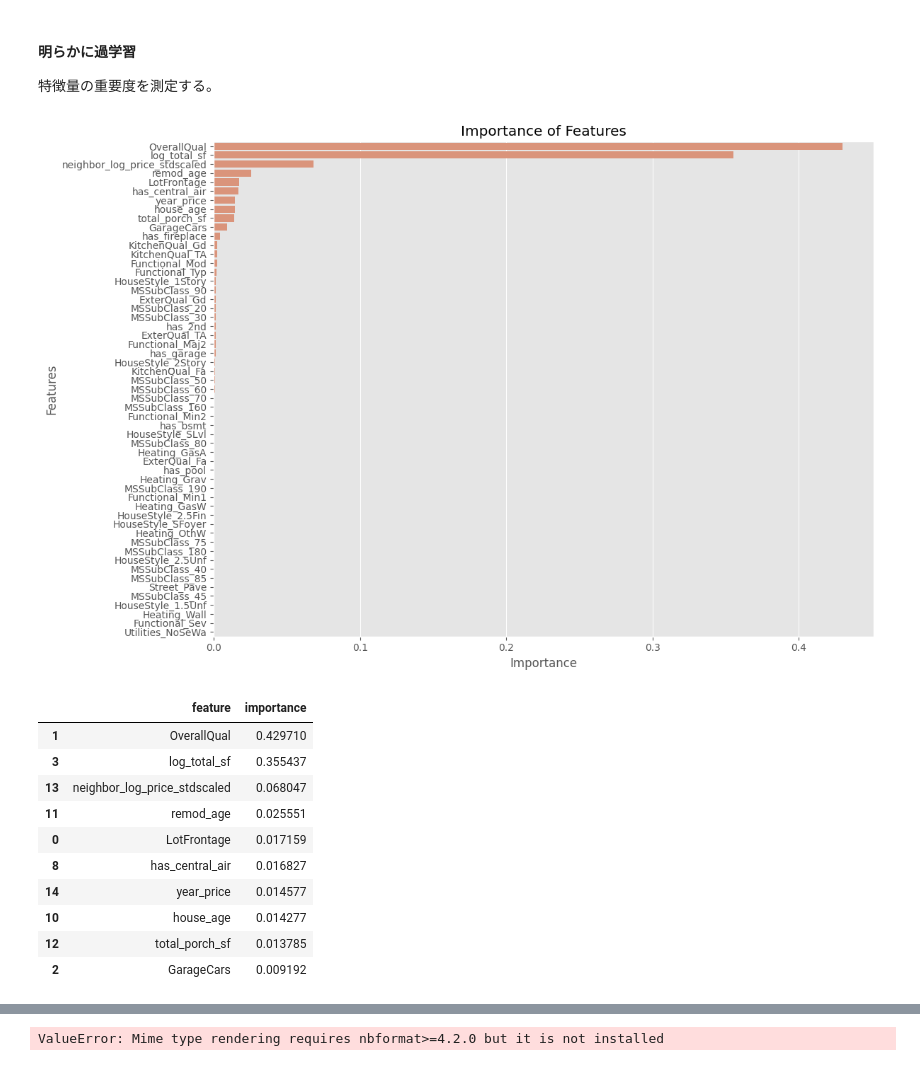
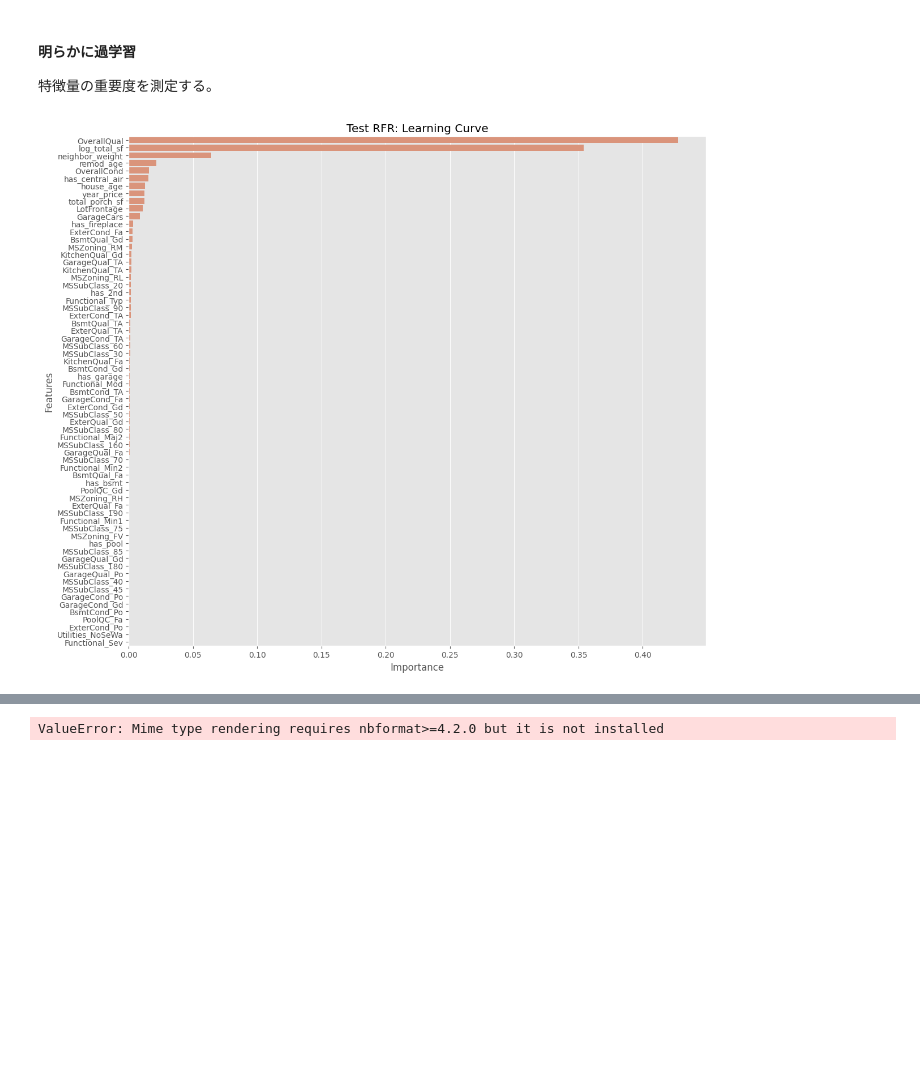
Before and after one commit to automatedtomato/kaggle-house-prices, a Jupyter notebook: notebooks/0200_random_forest_regr.ipynb, the cells around one changed output, grey strips where cells are left out. Drawn from its saved outputs; the diff is of its cells as text; code cells hidden in the pictures; blank space fills up the shorter version.

```diff
--- a/notebooks/0200_random_forest_regr.ipynb
+++ b/notebooks/0200_random_forest_regr.ipynb
@@ -113,9 +150,9 @@ Index(['MSSubClass', 'LotFrontage', 'Street', 'Utilities', 'HouseStyle',
 # %%
-for col in all_data.columns:
-    if all_data[col].dtype == 'object':
-        all_data[col].fillna('None')
-    if all_data[col].dtype == 'float64' or all_data[col].dtype == 'int64':
-        all_data[col].fillna(0)
-
-all_data.head()
+# 欠損値処理
+all_data['LotFrontage'].fillna(0.0, inplace=True)
+all_data['Utilities'].fillna('None', inplace=True)
+all_data['KitchenQual'].fillna('TA', inplace=True)
+all_data['Functional'].fillna('None', inplace=True)
+all_data['GarageCars'].fillna(0, inplace=True)
+all_data.info()
 # %% [output]
@@ -161,16 +225,16 @@ X_train, X_val, y_train, y_val = train_test_split(X, y, test_size=0.2, random_st
 from sklearn.ensemble import RandomForestRegressor
 from sklearn.metrics import root_mean_squared_error, r2_score
 
-test = RandomForestRegressor(random_state=0, n_jobs=-1)
-test.fit(X_train, y_train)
+test_rfr = RandomForestRegressor(random_state=0, n_jobs=-1)
+test_rfr.fit(X_train, y_train)
 
-y_pred = test.predict(X_val)
+y_pred = test_rfr.predict(X_val)
 
 rmse = root_mean_squared_error(y_val, y_pred)
 r2 = r2_score(y_val, y_pred)
 
 print('Test RFR')
-print(f'  RMSE: {rmse}')
-print(f'  R2: {r2}')
+print(f'  RMSE: {rmse:.4f}')
+print(f'  R2: {r2:.4f}')
 # %% [output]
 Test RFR
@@ -195,21 +261,22 @@ plt.show()
 #### 明らかに過学習
 特徴量の重要度を測定する。
 # %%
-from utils import plot_feature_importance
+plt.figure(figsize=(12, 10))
+feature_importances = test_rfr.feature_importances_
 
-importance = plot_feature_importance(test, X.columns, type='feature_importances')
-importance = importance[importance['importance'] > 0.005]
-importance
+importance = pd.DataFrame({
+    'feature': X.columns,
+    'importance': feature_importances
+    }).sort_values('importance', ascending=False)
+
+sns.barplot(x='importance', y='feature', data=importance)
+
+# 軸ラベルとタイトル
+plt.xlabel('Importance')
+plt.ylabel('Features')
+plt.title('Test RFR: Learning Curve')
+plt.tight_layout()
+plt.savefig(os.path.join(IMAGE_PATH, '0202_test_rfr_lc.png'))
+plt.show()
 # %% [output]
-[figure, old version]
+[figure, new version]
-|  | feature | importance |
-| 1 | OverallQual | 0.429710 |
-| 3 | log_total_sf | 0.355437 |
-| 13 | neighbor_log_price_stdscaled | 0.068047 |
-| 11 | remod_age | 0.025551 |
-| 0 | LotFrontage | 0.017159 |
-| 8 | has_central_air | 0.016827 |
-| 14 | year_price | 0.014577 |
-| 10 | house_age | 0.014277 |
-| 12 | total_porch_sf | 0.013785 |
-| 2 | GarageCars | 0.009192 |
```
Also changed, not shown: parts of 24 cells of this notebook, 47 other files.
